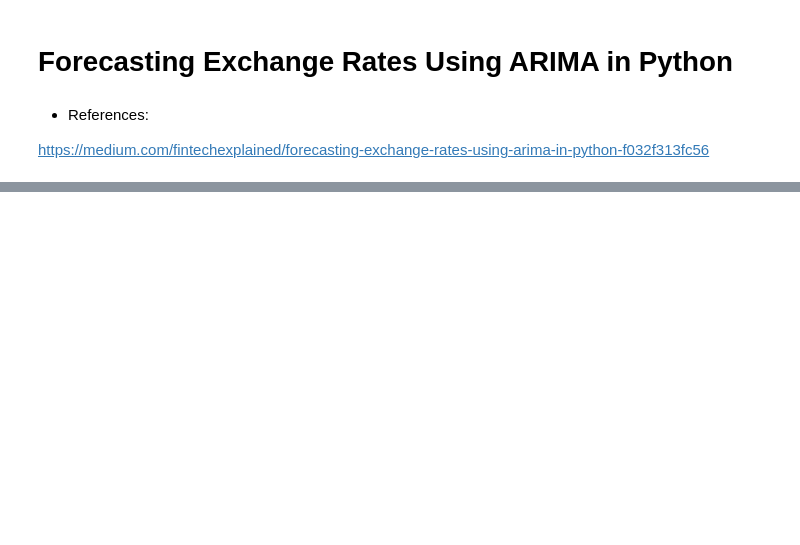
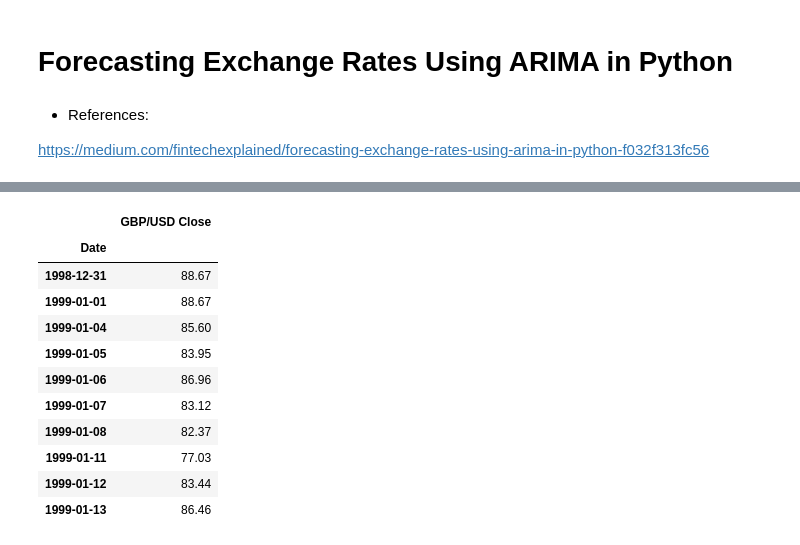
Before and after one commit to learning-stack/Colab-ML-Playbook, a Jupyter notebook: Forecasting Exchange Rates/Forecasting_exchange_rates_using_ARIMA.ipynb, the cells around one changed output, grey strips where cells are left out. Drawn from its saved outputs; the diff is of its cells as text; code cells hidden in the pictures; blank space fills up the shorter version.

```diff
--- a/Forecasting Exchange Rates/Forecasting_exchange_rates_using_ARIMA.ipynb
+++ b/Forecasting Exchange Rates/Forecasting_exchange_rates_using_ARIMA.ipynb
@@ -40,17 +45,30 @@ download('https://gist.githubusercontent.com/fintechexplained/ad3962208b165af008
 # %%
 #import pandas
 import pandas as pa
 import matplotlib as plot
 
 #get data
 def GetData(fileName):
-    return read_csv(fileName, header=0, parse_dates=[0], index_col=0)
+    return pa.read_csv(fileName, header=0, parse_dates=[0], index_col=0)
 
 #read time series from the exchange.csv file
 exchangeRatesSeries = GetData('exchange.csv')
 
 #view top 10 records
 exchangeRatesSeries.head(10)
+# %% [output]
+|  | GBP/USD Close |
+| Date |  |
+| 1998-12-31 | 88.67 |
+| 1999-01-01 | 88.67 |
+| 1999-01-04 | 85.60 |
+| 1999-01-05 | 83.95 |
+| 1999-01-06 | 86.96 |
+| 1999-01-07 | 83.12 |
+| 1999-01-08 | 82.37 |
+| 1999-01-11 | 77.03 |
+| 1999-01-12 | 83.44 |
+| 1999-01-13 | 86.46 |
 # %%
 #view basic stats information on data
 exchangeRatesSeries.describe()
```
Also changed, not shown: parts of 7 cells of this notebook.
